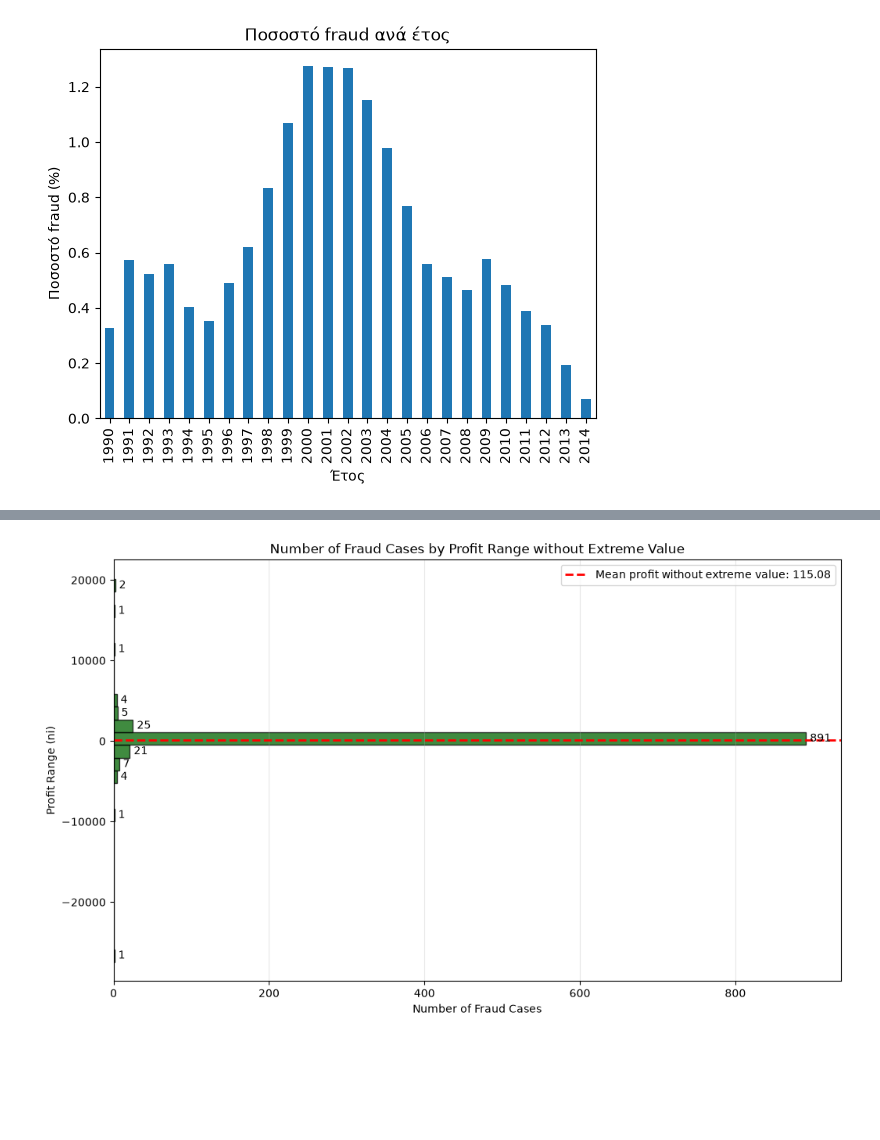
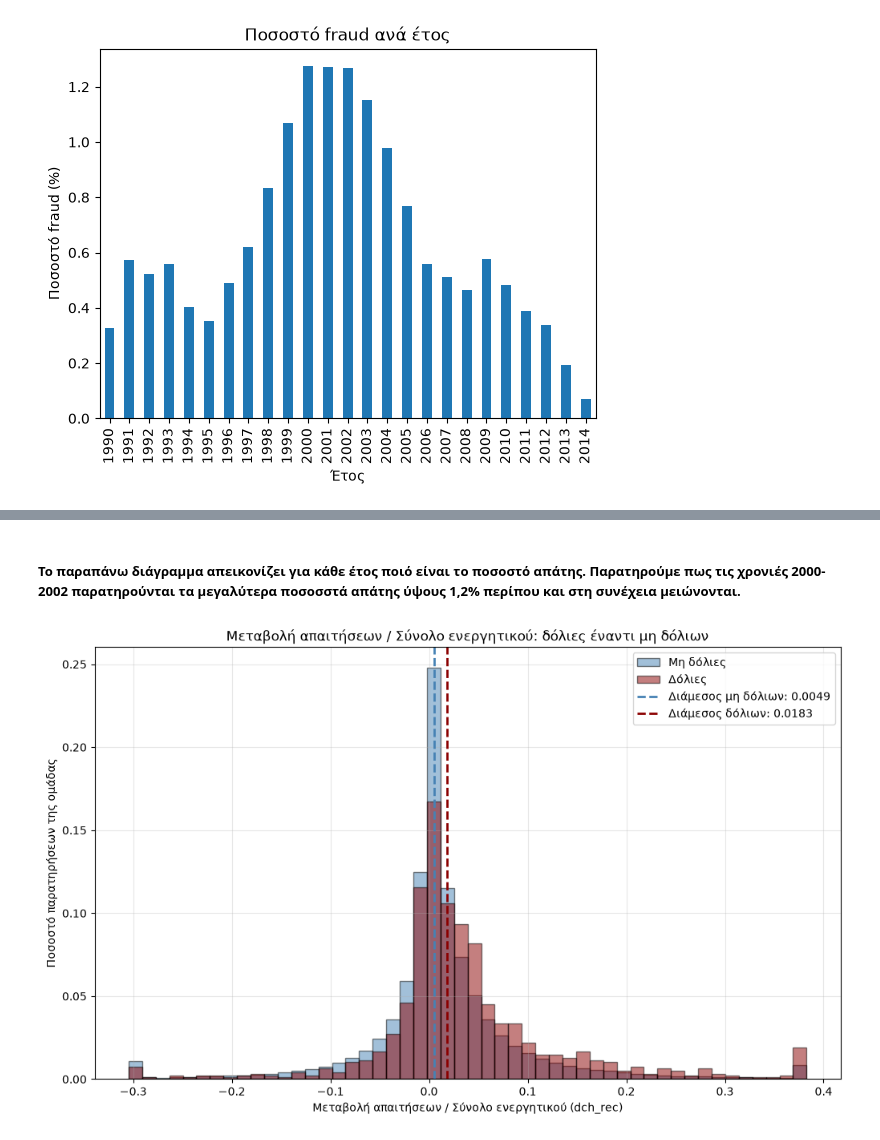
Before and after one commit to faidrapapavasileiou/dev_boilerplate_course, a Jupyter notebook: src/students_work/faidrapapavasileiou/fraud_detection.ipynb, the cells around one changed output, grey strips where cells are left out. Saved outputs shown, nothing was run; the diff lists cells and outputs as text; code cells hidden in the pictures; blank space fills up the shorter version.

```diff
--- a/src/students_work/faidrapapavasileiou/fraud_detection.ipynb
+++ b/src/students_work/faidrapapavasileiou/fraud_detection.ipynb
@@ -200,37 +167,27 @@ plt.show()
-# %%
-fraud_profits_without_extreme = fraud_profits[fraud_profits != fraud_profits.min()]
-average_profit_without_extreme = fraud_profits_without_extreme.mean()
-
-counts, profit_bins = np.histogram(fraud_profits_without_extreme, bins=30)
-bin_centers = (profit_bins[:-1] + profit_bins[1:]) / 2
-bin_heights = np.diff(profit_bins)
-
-plt.figure(figsize=(12, 7))
-plt.barh(
-    bin_centers,
-    counts,
-    height=bin_heights,
-    color='darkgreen',
-    edgecolor='black',
-    alpha=0.75
- )
-plt.axhline(
-    average_profit_without_extreme,
-    color='red',
-    linestyle='--',
-    linewidth=2,
-    label=f'Mean profit without extreme value: {average_profit_without_extreme:,.2f}'
- )
-for count, bin_center in zip(counts, bin_centers):
-    if count > 0:
-        plt.text(count + 5, bin_center, str(count), va='center')
-
-plt.title('Number of Fraud Cases by Profit Range without Extreme Value')
-plt.xlabel('Number of Fraud Cases')
-plt.ylabel('Profit Range (ni)')
-plt.ticklabel_format(style='plain', axis='y')
-plt.legend()
-plt.grid(axis='x', alpha=0.3)
-plt.show()
-# %% [output]
-[figure, removed]
+# %% [markdown]
+##### Το παραπάνω διάγραμμα απεικονίζει για κάθε έτος ποιό είναι το ποσοστό απάτης. Παρατηρούμε πως τις χρονιές 2000-2002 παρατηρούνται τα μεγαλύτερα ποσοσστά απάτης ύψους 1,2% περίπου και στη συνέχεια μειώνονται.
+# %%
+fraud = df.loc[df['misstate'] == 1, 'dch_rec'].dropna()
+non_fraud = df.loc[df['misstate'] == 0, 'dch_rec'].dropna()
+
+plt.figure(figsize=(12, 7))
+plt.hist(non_fraud, bins=50,
+         weights=np.ones(len(non_fraud)) / len(non_fraud),
+         alpha=0.5, color='steelblue', edgecolor='black', label='Μη δόλιες')
+plt.hist(fraud, bins=50,
+         weights=np.ones(len(fraud)) / len(fraud),
+         alpha=0.5, color='darkred', edgecolor='black', label='Δόλιες')
+
+plt.axvline(non_fraud.median(), color='steelblue', linestyle='--', linewidth=2,
+            label=f'Διάμεσος μη δόλιων: {non_fraud.median():.4f}')
+plt.axvline(fraud.median(), color='darkred', linestyle='--', linewidth=2,
+            label=f'Διάμεσος δόλιων: {fraud.median():.4f}')
+
+plt.title('Μεταβολή απαιτήσεων / Σύνολο ενεργητικού: δόλιες έναντι μη δόλιων')
+plt.xlabel('Μεταβολή απαιτήσεων / Σύνολο ενεργητικού (dch_rec)')
+plt.ylabel('Ποσοστό παρατηρήσεων της ομάδας')
+plt.legend()
+plt.grid(alpha=0.3)
+plt.show()
+# %% [output]
+[figure, added]
```
Also changed, not shown: parts of 40 cells of this notebook, 1 other file.
